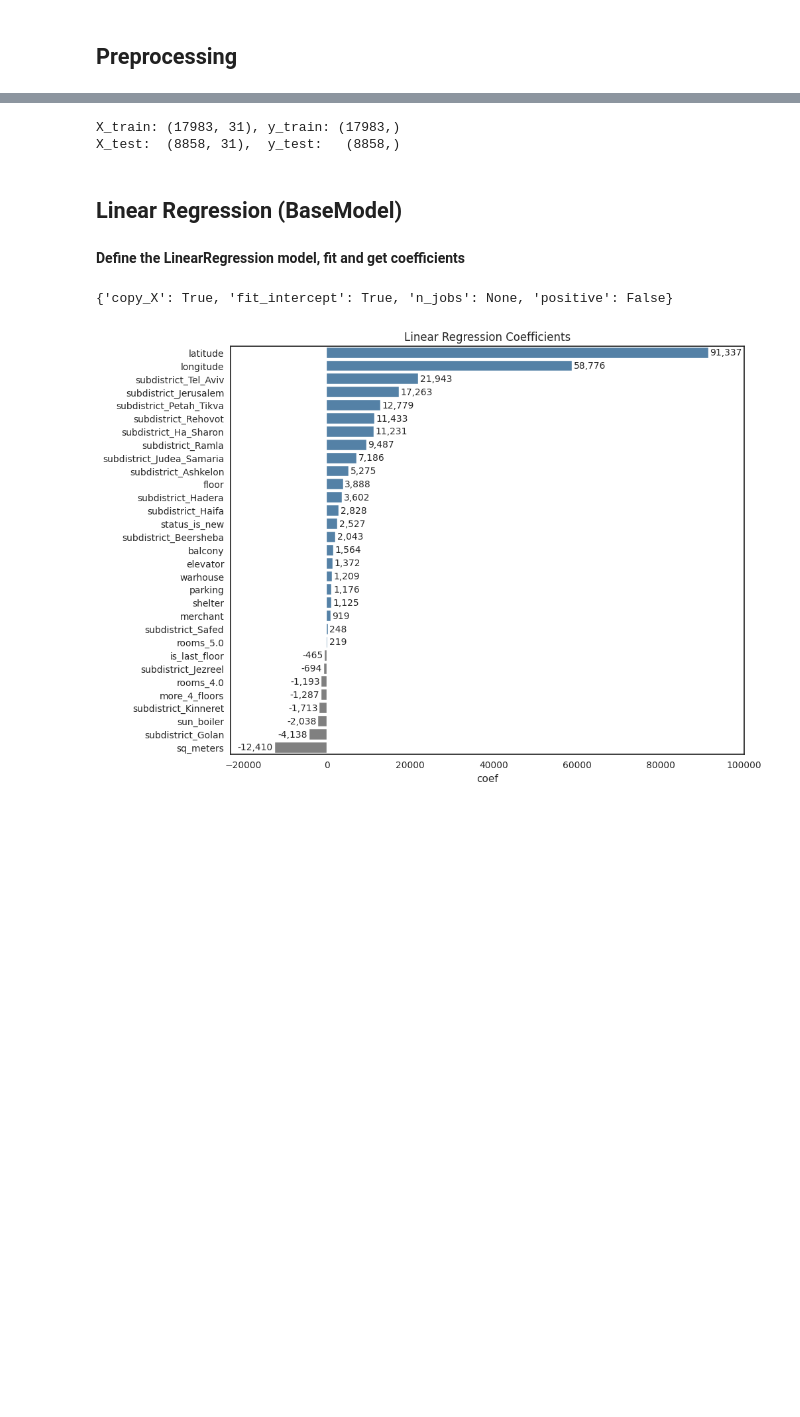
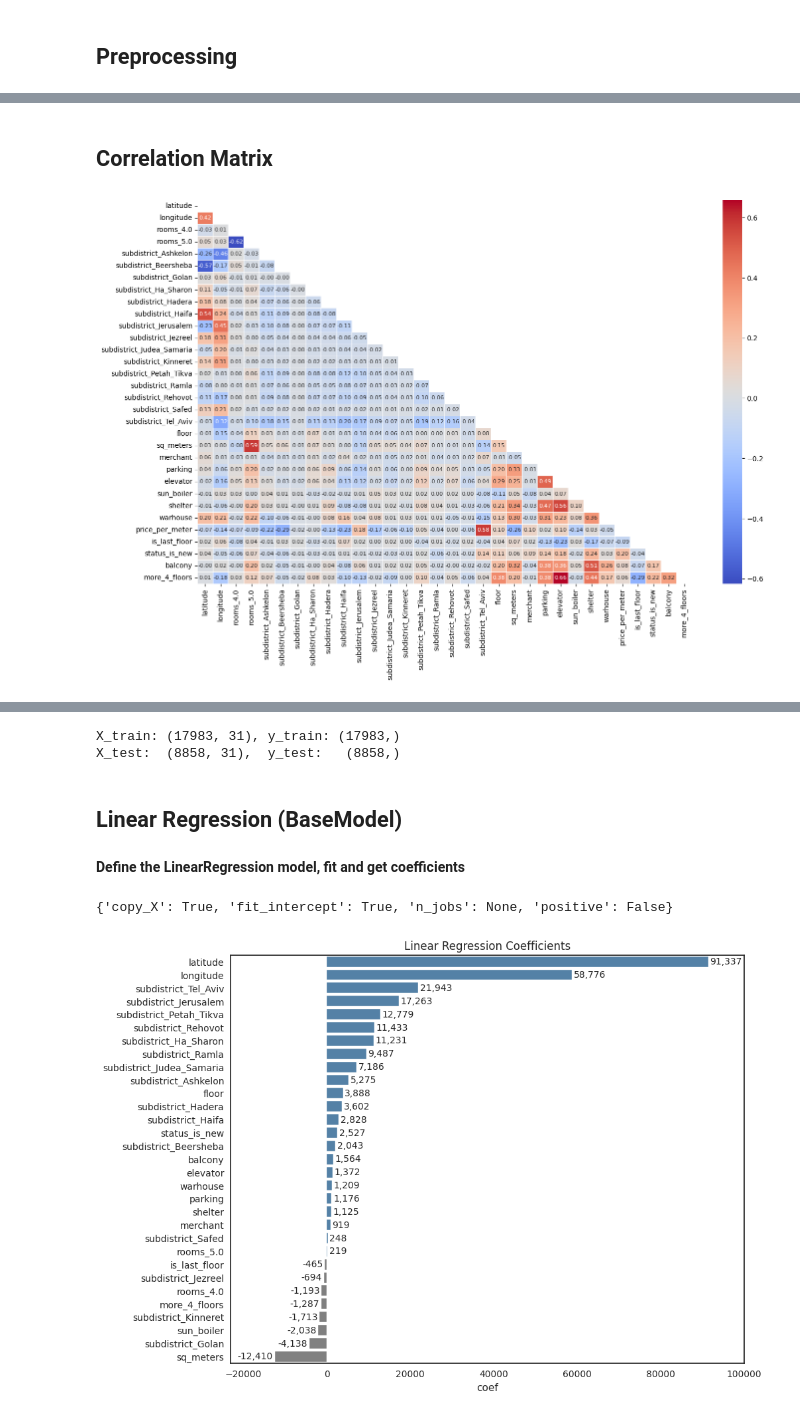
Before and after one commit to natatsypora/flat_for_sale_ml, a Jupyter notebook: Flats_for_sale_ML.ipynb, the cells around one changed output, grey strips where cells are left out. Drawn from its saved outputs; the diff is of its cells as text; code cells hidden in the pictures; blank space fills up the shorter version.

```diff
--- a/Flats_for_sale_ML.ipynb
+++ b/Flats_for_sale_ML.ipynb
@@ -274 +279,13 @@ df_tr.sample(3)
 3 rows × 32 columns
+# %% [markdown]
+## Correlation Matrix
+# %%
+# create a mask with zero values on the top side
+matrix = np.triu(df_tr.corr())
+# %%
+plt.figure(figsize=(16, 10))
+sns.heatmap(df_tr.corr(), annot=True, mask=matrix, fmt='.2f',
+            linewidths=0.5, linecolor='white',
+            annot_kws={"fontsize":8}, cmap='coolwarm') ;
+# %% [output]
+[figure, added]
```
Also changed, not shown: parts of 15 cells of this notebook.
